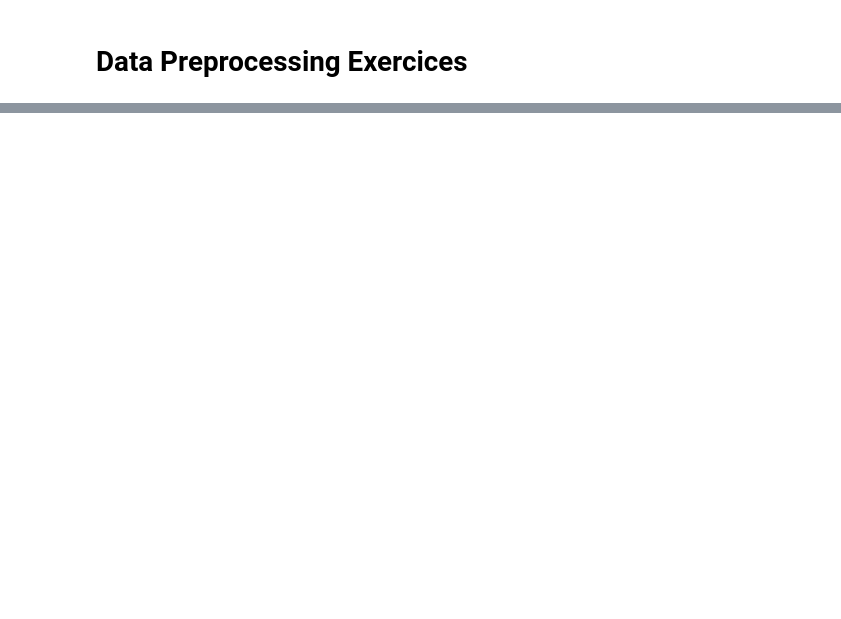
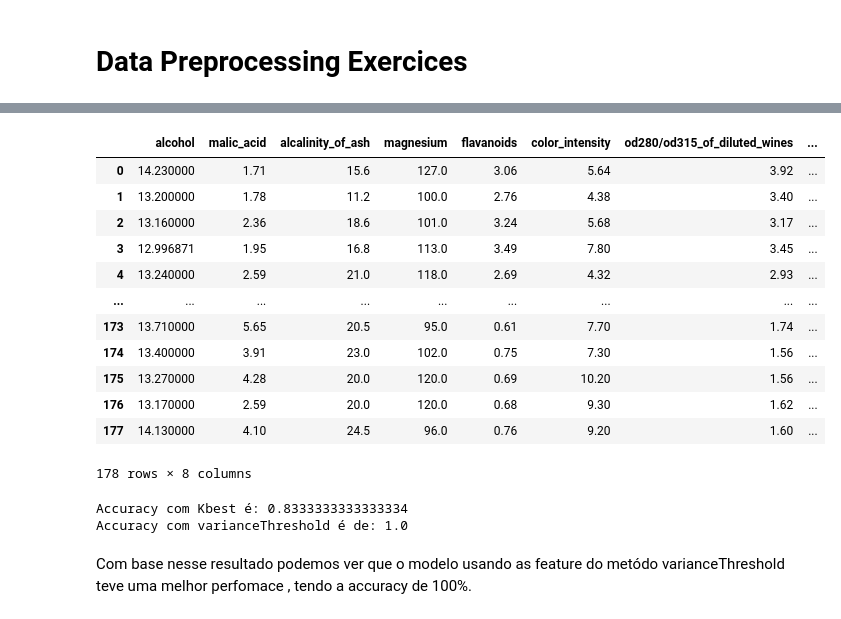
Before and after one commit to LCDA-UCP/ml-hands-on, a Jupyter notebook: exercises/session04/exercises.ipynb, the cells around one changed output, grey strips where cells are left out. Drawn from its saved outputs; the diff is of its cells as text; code cells hidden in the pictures; blank space fills up the shorter version.

Commit message:
Exercise-4-DataPreprocessing

```diff
--- a/exercises/session04/exercises.ipynb
+++ b/exercises/session04/exercises.ipynb
@@ -3,3 +7,5 @@
 # %%
 # load the wines dataset (../data/wines.csv)
-# add code here
+import pandas as pd
+
+df=pd.read_csv("../data/wines.csv")
@@ -9,3 +42,5 @@
 # %%
 # if any, impute the missing values with the mean of the column
-# add code here
+
+df.fillna(df.mean(), inplace=True)
+df.isnull().sum()
@@ -22,2 +148,28 @@
+# %%
+# #####Variance Threshold
+from sklearn.feature_selection import VarianceThreshold
+
+X = df.drop('target', axis=1)
+
+varThresh = VarianceThreshold(threshold=0.5)
+X_var= varThresh.fit_transform(X)
+#features names
+featurenamesV = X.columns.values[varThresh.get_support()]
+dataVar=pd.DataFrame(X_var,columns= featurenamesV)
+dataVar
+# %% [output]
+|  | alcohol | malic_acid | alcalinity_of_ash | magnesium | flavanoids | color_intensity | od280/od315_of_diluted_wines | ... |
+| 0 | 14.230000 | 1.71 | 15.6 | 127.0 | 3.06 | 5.64 | 3.92 | ... |
+| 1 | 13.200000 | 1.78 | 11.2 | 100.0 | 2.76 | 4.38 | 3.40 | ... |
+| 2 | 13.160000 | 2.36 | 18.6 | 101.0 | 3.24 | 5.68 | 3.17 | ... |
+| 3 | 12.996871 | 1.95 | 16.8 | 113.0 | 3.49 | 7.80 | 3.45 | ... |
+| 4 | 13.240000 | 2.59 | 21.0 | 118.0 | 2.69 | 4.32 | 2.93 | ... |
+| ... | ... | ... | ... | ... | ... | ... | ... | ... |
+| 173 | 13.710000 | 5.65 | 20.5 | 95.0 | 0.61 | 7.70 | 1.74 | ... |
+| 174 | 13.400000 | 3.91 | 23.0 | 102.0 | 0.75 | 7.30 | 1.56 | ... |
+| 175 | 13.270000 | 4.28 | 20.0 | 120.0 | 0.69 | 10.20 | 1.56 | ... |
+| 176 | 13.170000 | 2.59 | 20.0 | 120.0 | 0.68 | 9.30 | 1.62 | ... |
+| 177 | 14.130000 | 4.10 | 24.5 | 96.0 | 0.76 | 9.20 | 1.60 | ... |
+178 rows × 8 columns
 # %%
 # compare the results of the two feature selection methods
@@ -23,0 +178,29 @@
+# %%
+#Para comparar os resultados dos dois metodos de feature selection, vou treinar um modelo com as features selecionadas pelo dois metódos e ver a accuracy de cada um.
+
+from sklearn.model_selection import train_test_split
+from sklearn.ensemble import RandomForestClassifier
+from sklearn.metrics import accuracy_score
+
+#Dividir em dados de treino e dados de teste
+X_trainK, X_testK, y_train, y_test = train_test_split(X[featurenamesK],Y,test_size=0.2,random_state=42)
+X_trainV, X_testV, _,_ =train_test_split(X[featurenamesV],Y,test_size=0.2,random_state=42)
+
+#Treinar o modelo
+model_K = RandomForestClassifier(random_state=42)
+model_K.fit(X_trainK,y_train)
+y_predK= model_K.predict(X_testK)
+accuracyK= accuracy_score(y_test,y_predK)
+
+model_V = RandomForestClassifier(random_state=42)
+model_V.fit(X_trainV,y_train)
+y_predV= model_V.predict(X_testV)
+accuracyV = accuracy_score(y_test,y_predV)
+
+print("Accuracy com Kbest é:", accuracyK)
+print("Accuracy com varianceThreshold é de:", accuracyV)
+# %% [output]
+Accuracy com Kbest é: 0.8333333333333334
+Accuracy com varianceThreshold é de: 1.0
+# %% [markdown]
+ Com base nesse resultado podemos ver que o modelo usando as feature do metódo varianceThreshold  teve uma melhor perfomace , tendo a accuracy de 100%.
```
Also changed, not shown: parts of 11 cells of this notebook.
